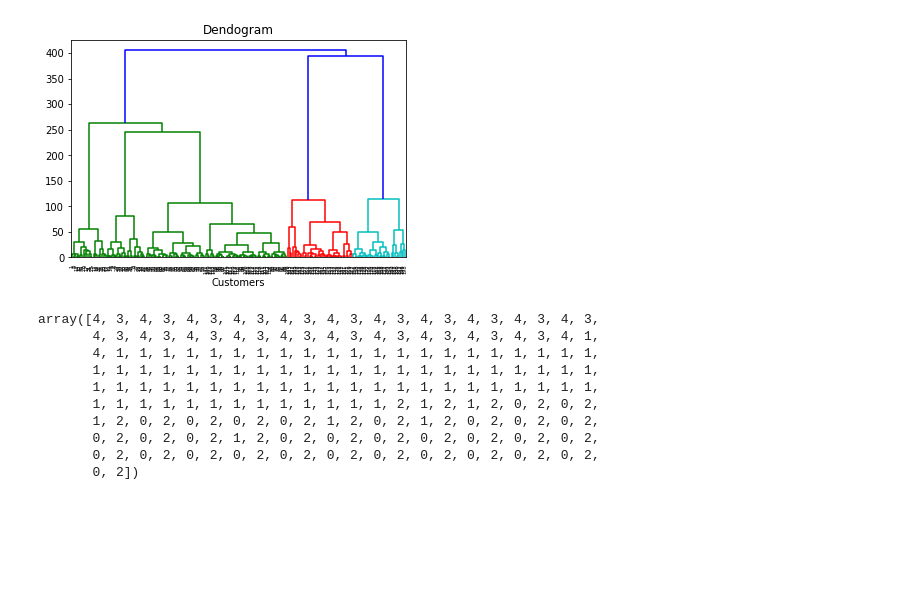
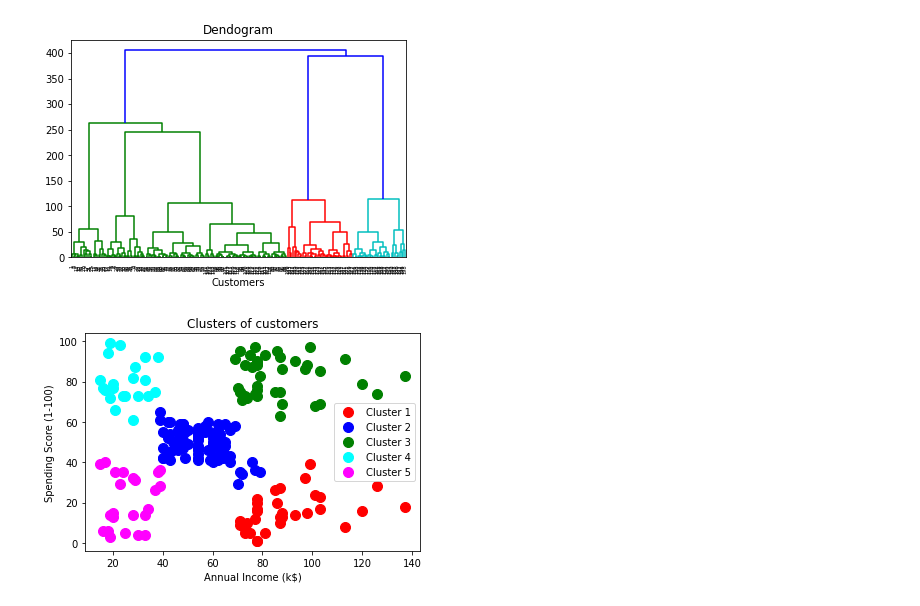
Before and after one commit to amber-nickelfox/datascience-and-machine-learning, a Jupyter notebook: ml/Clustering/Hierarchical clustering.ipynb, the cells around one changed output. Saved outputs shown, nothing was run; the diff lists cells and outputs as text; code cells hidden in the pictures; blank space fills up the shorter version.

```diff
--- a/ml/Clustering/Hierarchical clustering.ipynb
+++ b/ml/Clustering/Hierarchical clustering.ipynb
@@ -81,27 +81,18 @@ Text(0, 0.5, '')
 # Training the Hierarchical Clustering model on the dataset
 from sklearn.cluster import AgglomerativeClustering
 hc = AgglomerativeClustering(n_clusters=5, affinity='euclidean', linkage='ward')
-hc.fit_predict(x)
+y_hc = hc.fit_predict(x)
-# %% [output]
-array([4, 3, 4, 3, 4, 3, 4, 3, 4, 3, 4, 3, 4, 3, 4, 3, 4, 3, 4, 3, 4, 3,
-       4, 3, 4, 3, 4, 3, 4, 3, 4, 3, 4, 3, 4, 3, 4, 3, 4, 3, 4, 3, 4, 1,
-       4, 1, 1, 1, 1, 1, 1, 1, 1, 1, 1, 1, 1, 1, 1, 1, 1, 1, 1, 1, 1, 1,
-       1, 1, 1, 1, 1, 1, 1, 1, 1, 1, 1, 1, 1, 1, 1, 1, 1, 1, 1, 1, 1, 1,
-       1, 1, 1, 1, 1, 1, 1, 1, 1, 1, 1, 1, 1, 1, 1, 1, 1, 1, 1, 1, 1, 1,
-       1, 1, 1, 1, 1, 1, 1, 1, 1, 1, 1, 1, 1, 2, 1, 2, 1, 2, 0, 2, 0, 2,
-       1, 2, 0, 2, 0, 2, 0, 2, 0, 2, 1, 2, 0, 2, 1, 2, 0, 2, 0, 2, 0, 2,
-       0, 2, 0, 2, 0, 2, 1, 2, 0, 2, 0, 2, 0, 2, 0, 2, 0, 2, 0, 2, 0, 2,
-       0, 2, 0, 2, 0, 2, 0, 2, 0, 2, 0, 2, 0, 2, 0, 2, 0, 2, 0, 2, 0, 2,
-       0, 2])
 # %%
 # Visualize the result
-plt.scatter(x[y_hc == 0, 0], X[y_hc == 0, 1], s = 100, c = 'red', label = 'Cluster 1')
-plt.scatter(x[y_hc == 1, 0], X[y_hc == 1, 1], s = 100, c = 'blue', label = 'Cluster 2')
-plt.scatter(x[y_hc == 2, 0], X[y_hc == 2, 1], s = 100, c = 'green', label = 'Cluster 3')
-plt.scatter(x[y_hc == 3, 0], X[y_hc == 3, 1], s = 100, c = 'cyan', label = 'Cluster 4')
-plt.scatter(x[y_hc == 4, 0], X[y_hc == 4, 1], s = 100, c = 'magenta', label = 'Cluster 5')
+plt.scatter(x[y_hc == 0, 0], x[y_hc == 0, 1], s = 100, c = 'red', label = 'Cluster 1')
+plt.scatter(x[y_hc == 1, 0], x[y_hc == 1, 1], s = 100, c = 'blue', label = 'Cluster 2')
+plt.scatter(x[y_hc == 2, 0], x[y_hc == 2, 1], s = 100, c = 'green', label = 'Cluster 3')
+plt.scatter(x[y_hc == 3, 0], x[y_hc == 3, 1], s = 100, c = 'cyan', label = 'Cluster 4')
+plt.scatter(x[y_hc == 4, 0], x[y_hc == 4, 1], s = 100, c = 'magenta', label = 'Cluster 5')
 plt.title('Clusters of customers')
 plt.xlabel('Annual Income (k$)')
 plt.ylabel('Spending Score (1-100)')
 plt.legend()
 plt.show()
+# %% [output]
+[figure, added]
```
Also changed, not shown: 2 other files.
